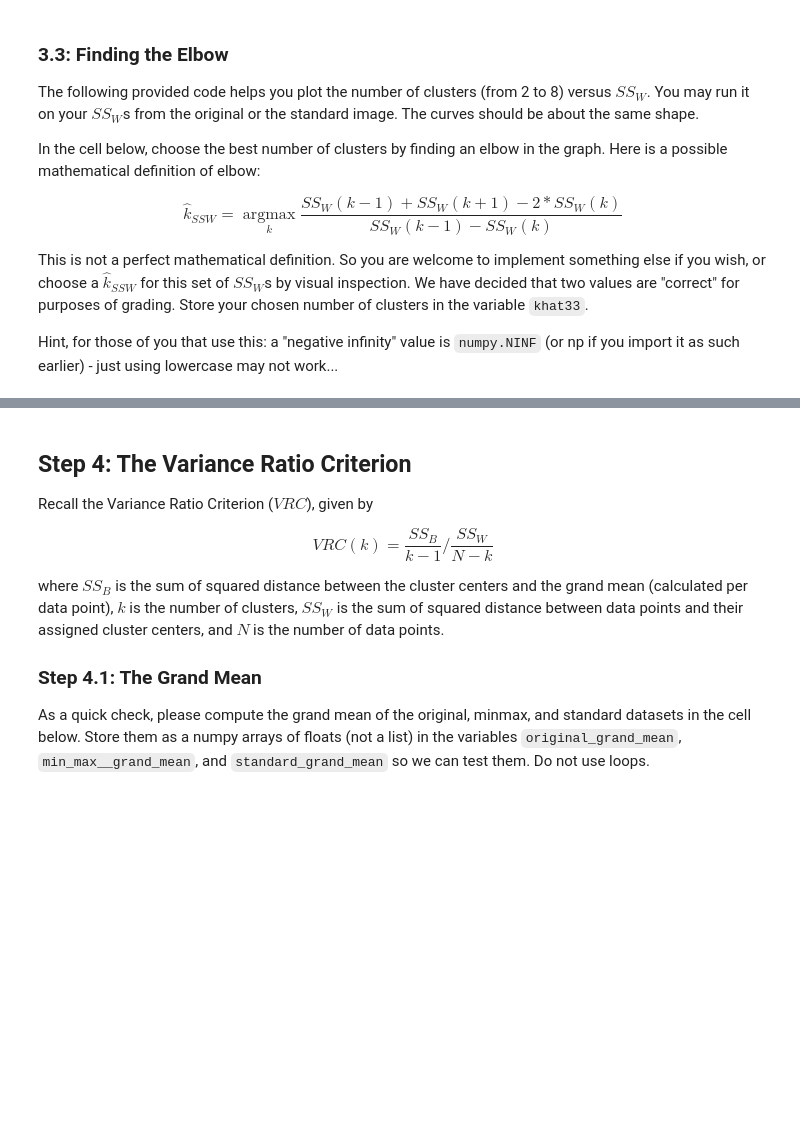
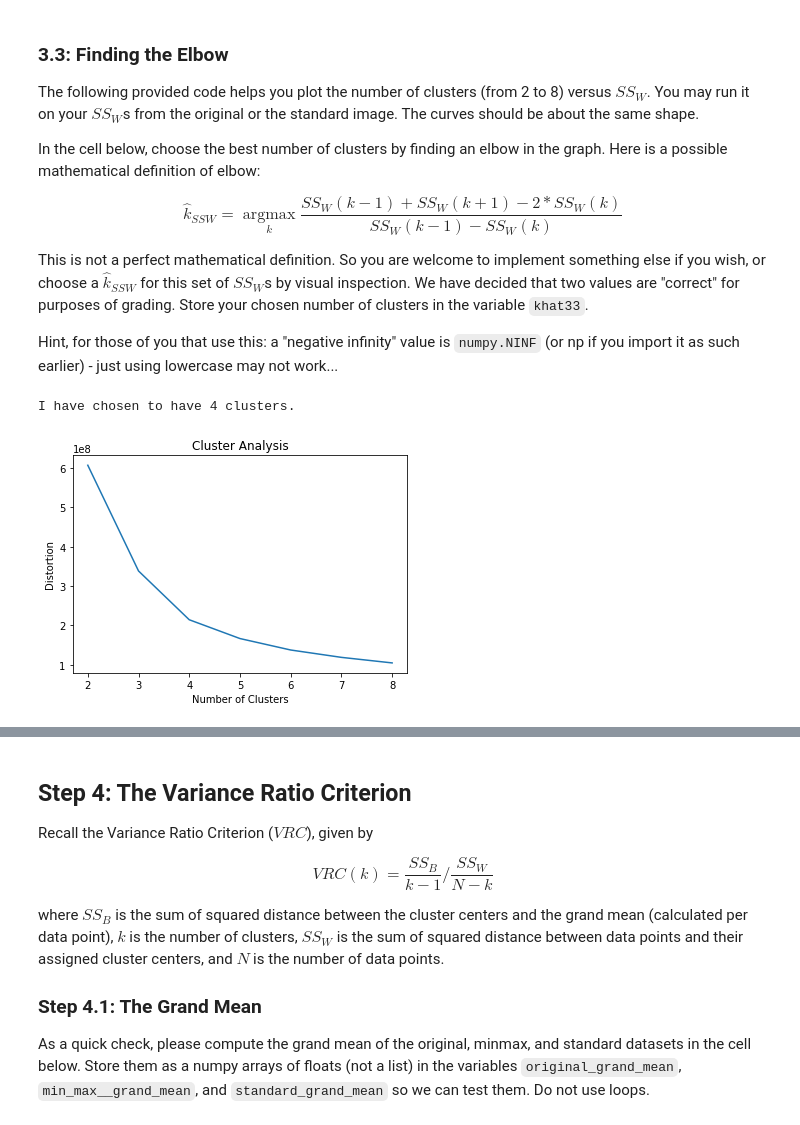
Before and after one commit to fr8nkL/img-processing, a Jupyter notebook: Homework-4-KMeans.ipynb, the cells around one changed output, grey strips where cells are left out. Drawn from its saved outputs; the diff is of its cells as text; code cells hidden in the pictures; blank space fills up the shorter version.

```diff
--- a/Homework-4-KMeans.ipynb
+++ b/Homework-4-KMeans.ipynb
@@ -459,20 +543,33 @@ Hint, for those of you that use this: a "negative infinity" value is `numpy.NINF
 # %%
 # TODO: Choose the best number of clusters. (5 points)
 # You don't have to modify plot_clusters
 
 def plot_clusters(num_clusters, distortions):
     plt.figure()
     plt.xlabel('Number of Clusters')
     plt.ylabel('Distortion')
     plt.title('Cluster Analysis')
     plt.style.context('seaborn-whitegrid')
     plt.plot(num_clusters, distortions)
     plt.show()
 
 # YOUR CODE HERE
-raise NotImplementedError()
+# raise NotImplementedError()
 
+ssw = ssws31
+cur_max = np.NINF
+khat33 = -1
+for i in range(1,len(num_clusters)-1):
+    elbow = ( ssw[i-1] + ssw[i+1] - 2*ssw[i] ) / ( ssw[i-1]-ssw[i] )
+    if(elbow > cur_max):
+        cur_max = elbow
+        khat33 = num_clusters[i]
+# khat33 = 4
 print("I have chosen to have", khat33, "clusters.")
+plot_clusters(num_clusters, ssws31)
+# %% [output]
+I have chosen to have 4 clusters.
+[figure, added]
 # %%
 # CIS 545 Test Case
 
```
Also changed, not shown: parts of 27 cells of this notebook.
